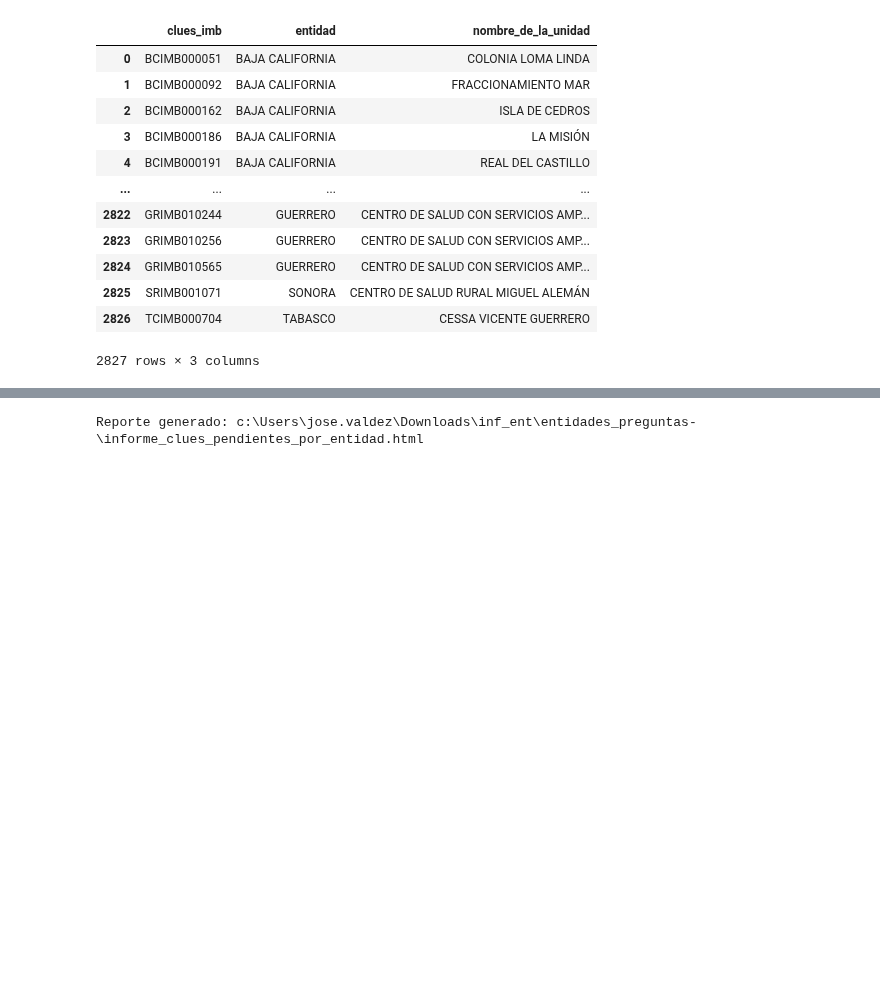
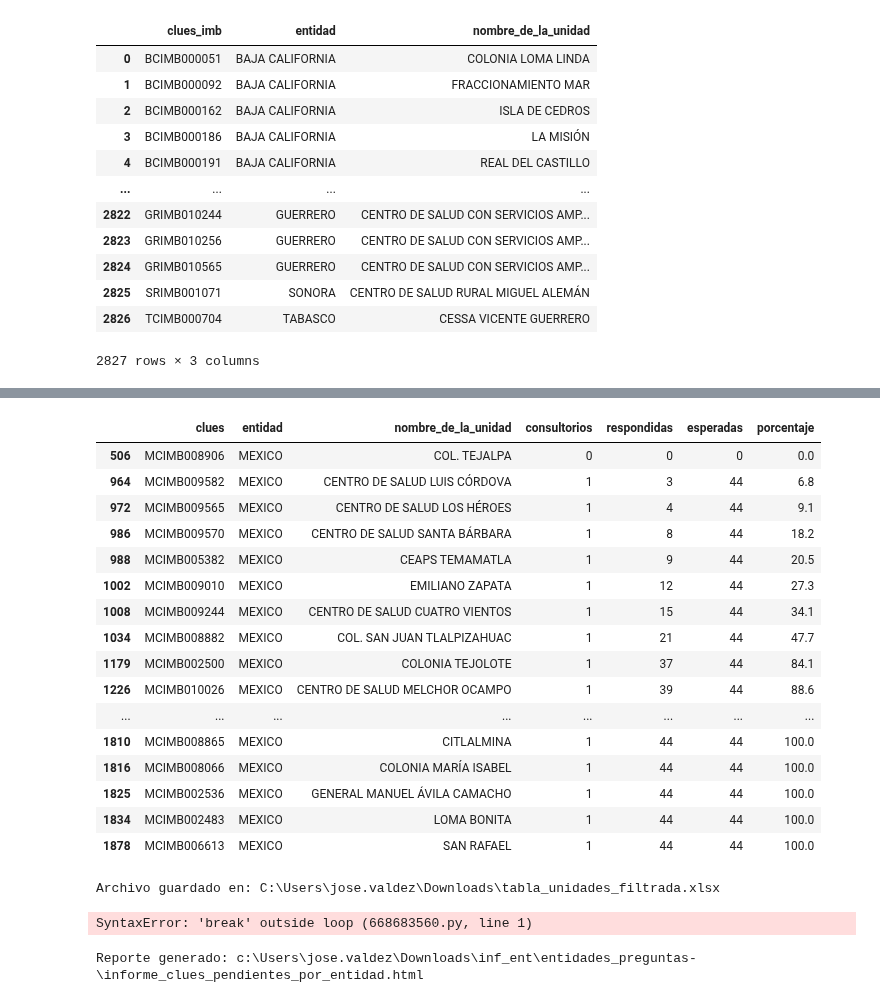
Before and after one commit to servicios-imss-b/entidades_preguntas-, a Jupyter notebook: informe.ipynb, the cells around one changed output, grey strips where cells are left out. Cells and saved outputs as stored; diff of their text form; code cells hidden in the pictures; blank space fills up the shorter version.

```diff
--- a/informe.ipynb
+++ b/informe.ipynb
@@ -172,4 +165,74 @@ tabla_unidades
 2191 rows × 7 columns
+# %%
+clues_filtrar = [
+    "MCIMB002430",
+    "MCIMB002442",
+    "MCIMB002454",
+    "MCIMB002466",
+    "MCIMB002471",
+    "MCIMB002483",
+    "MCIMB002495",
+    "MCIMB002500",
+    "MCIMB002524",
+    "MCIMB002536",
+    "MCIMB005382",
+    "MCIMB006596",
+    "MCIMB006613",
+    "MCIMB008054",
+    "MCIMB008066",
+    "MCIMB008071",
+    "MCIMB008865",
+    "MCIMB008870",
+    "MCIMB008882",
+    "MCIMB008906",
+    "MCIMB009010",
+    "MCIMB009244",
+    "MCIMB009565",
+    "MCIMB009570",
+    "MCIMB009582",
+    "MCIMB010026",
+]
+
+tabla_unidades = tabla_unidades[tabla_unidades["clues"].isin(clues_filtrar)]
+# %%
+tabla_unidades
+# %% [output]
+|  | clues | entidad | nombre_de_la_unidad | consultorios | respondidas | esperadas | porcentaje |
+| 506 | MCIMB008906 | MEXICO | COL. TEJALPA | 0 | 0 | 0 | 0.0 |
+| 964 | MCIMB009582 | MEXICO | CENTRO DE SALUD LUIS CÓRDOVA | 1 | 3 | 44 | 6.8 |
+| 972 | MCIMB009565 | MEXICO | CENTRO DE SALUD LOS HÉROES | 1 | 4 | 44 | 9.1 |
+| 986 | MCIMB009570 | MEXICO | CENTRO DE SALUD SANTA BÁRBARA | 1 | 8 | 44 | 18.2 |
+| 988 | MCIMB005382 | MEXICO | CEAPS TEMAMATLA | 1 | 9 | 44 | 20.5 |
+| 1002 | MCIMB009010 | MEXICO | EMILIANO ZAPATA | 1 | 12 | 44 | 27.3 |
+| 1008 | MCIMB009244 | MEXICO | CENTRO DE SALUD CUATRO VIENTOS | 1 | 15 | 44 | 34.1 |
+| 1034 | MCIMB008882 | MEXICO | COL. SAN JUAN TLALPIZAHUAC | 1 | 21 | 44 | 47.7 |
+| 1179 | MCIMB002500 | MEXICO | COLONIA TEJOLOTE | 1 | 37 | 44 | 84.1 |
+| 1226 | MCIMB010026 | MEXICO | CENTRO DE SALUD MELCHOR OCAMPO | 1 | 39 | 44 | 88.6 |
+| ... | ... | ... | ... | ... | ... | ... | ... |
+| 1810 | MCIMB008865 | MEXICO | CITLALMINA | 1 | 44 | 44 | 100.0 |
+| 1816 | MCIMB008066 | MEXICO | COLONIA MARÍA ISABEL | 1 | 44 | 44 | 100.0 |
+| 1825 | MCIMB002536 | MEXICO | GENERAL MANUEL ÁVILA CAMACHO | 1 | 44 | 44 | 100.0 |
+| 1834 | MCIMB002483 | MEXICO | LOMA BONITA | 1 | 44 | 44 | 100.0 |
+| 1878 | MCIMB006613 | MEXICO | SAN RAFAEL | 1 | 44 | 44 | 100.0 |
+# %%
+import os
+
+ruta_salida = os.path.join(
+    "C:\\Users",
+    os.getlogin(),
+    "Downloads",
+    "tabla_unidades_filtrada.xlsx"
+)
+
+tabla_unidades.to_excel(ruta_salida, index=False)
+
+print(f"Archivo guardado en: {ruta_salida}")
+# %% [output]
+Archivo guardado en: C:\Users\jose.valdez\Downloads\tabla_unidades_filtrada.xlsx
+# %%
+break
+# %% [output]
+SyntaxError: 'break' outside loop (668683560.py, line 1)
 # %%
 import json
 import webbrowser
```
Also changed, not shown: parts of 3 cells of this notebook, 2 other files.
